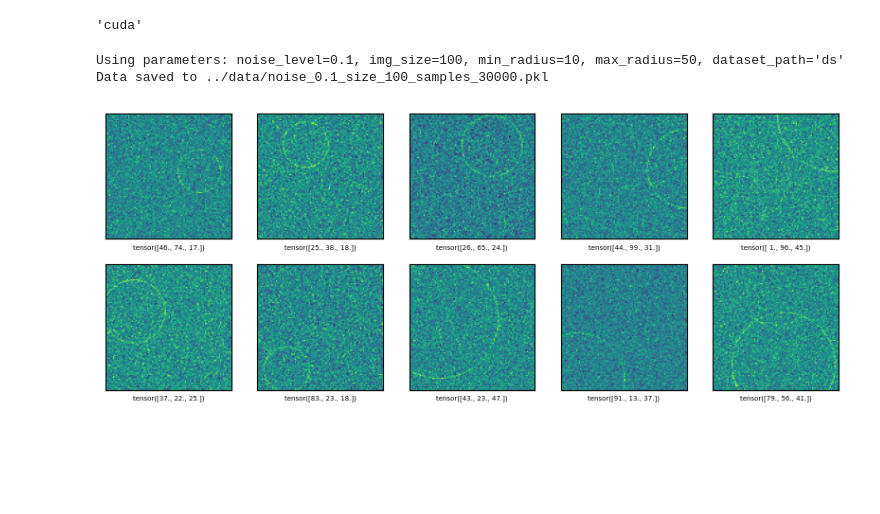
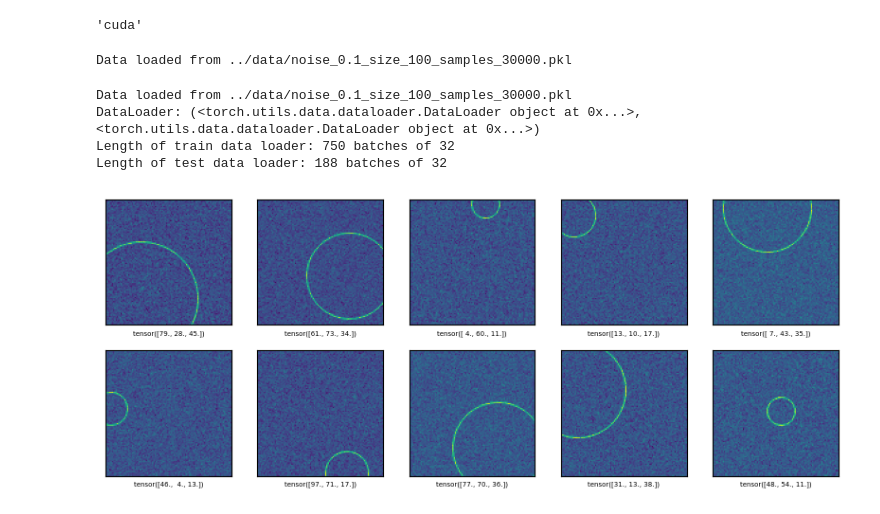
Before and after one commit to vaishnavi026/Circle-Detection-ML-Challenge-, a Jupyter notebook: src/notebook_using_fn.ipynb, the cells around one changed output. Cells and saved outputs as stored; diff of their text form; code cells hidden in the pictures; blank space fills up the shorter version.

```diff
--- a/src/notebook_using_fn.ipynb
+++ b/src/notebook_using_fn.ipynb
@@ -17,10 +17,9 @@ device
 import utils
 from torch.utils.data import DataLoader, TensorDataset
 # %%
-from prepare_data import get_data
+from prepare_data import generate_data, get_train_test_data
 
 
-data = get_data(noise_level=0.1, img_size=100, num_samples=30000)
+data = generate_data(noise_level=0.1, img_size=100, num_samples=30000)
 # %% [output]
-Using parameters: noise_level=0.1, img_size=100, min_radius=10, max_radius=50, dataset_path='ds'
-Data saved to ../data/noise_0.1_size_100_samples_30000.pkl
+Data loaded from ../data/noise_0.1_size_100_samples_30000.pkl
@@ -44,11 +26,19 @@ test_data = TensorDataset(X_test, Y_test)
+# %%
+train_loader, test_loader = get_train_test_data(noise_level=0.1, img_size=100, num_samples=30000)
+# %% [output]
+Data loaded from ../data/noise_0.1_size_100_samples_30000.pkl
+DataLoader: (<torch.utils.data.dataloader.DataLoader object at 0x...>, <torch.utils.data.dataloader.DataLoader object at 0x...>)
+Length of train data loader: 750 batches of 32
+Length of test data loader: 188 batches of 32
 # %%
 plt.figure(figsize=(10,10))
 for i in range(10):
     plt.subplot(5,5,i+1)
     plt.xticks([])
     plt.yticks([])
     plt.grid(False)
-    plt.imshow(X_train[i].squeeze())
-    plt.xlabel(Y_train[i], fontsize = 5)
+    train_features_batch, train_labels_batch = next(iter(train_loader))
+    plt.imshow(train_features_batch[i].squeeze())
+    plt.xlabel(train_labels_batch[i], fontsize = 5)
 # %% [output]
-[figure, old version]
+[figure, new version]
```
Also changed, not shown: parts of 1 cell of this notebook, 11 other files.
